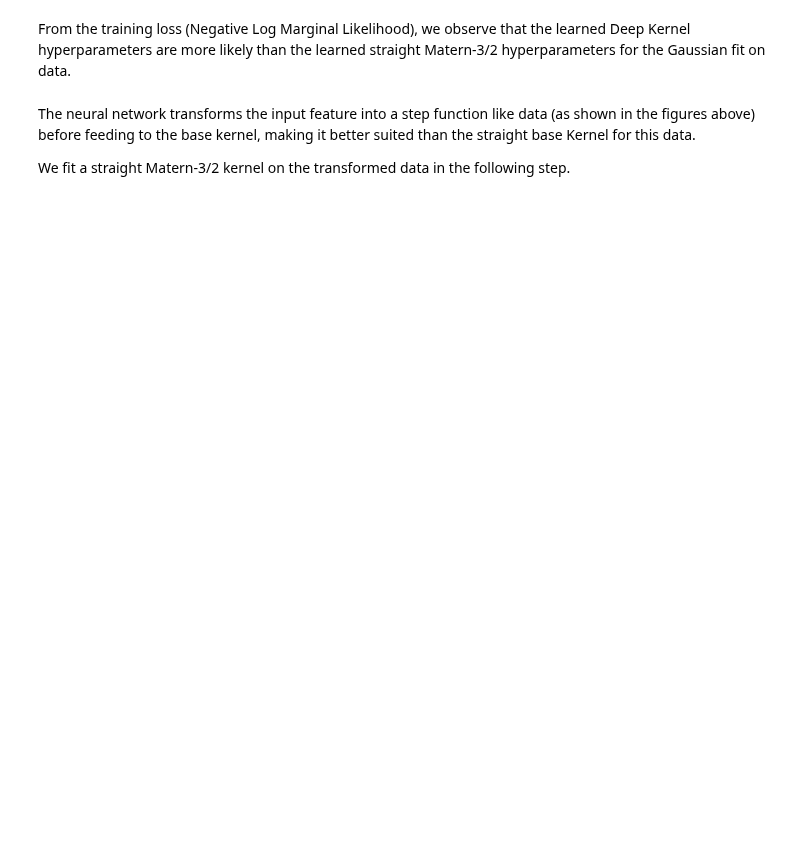
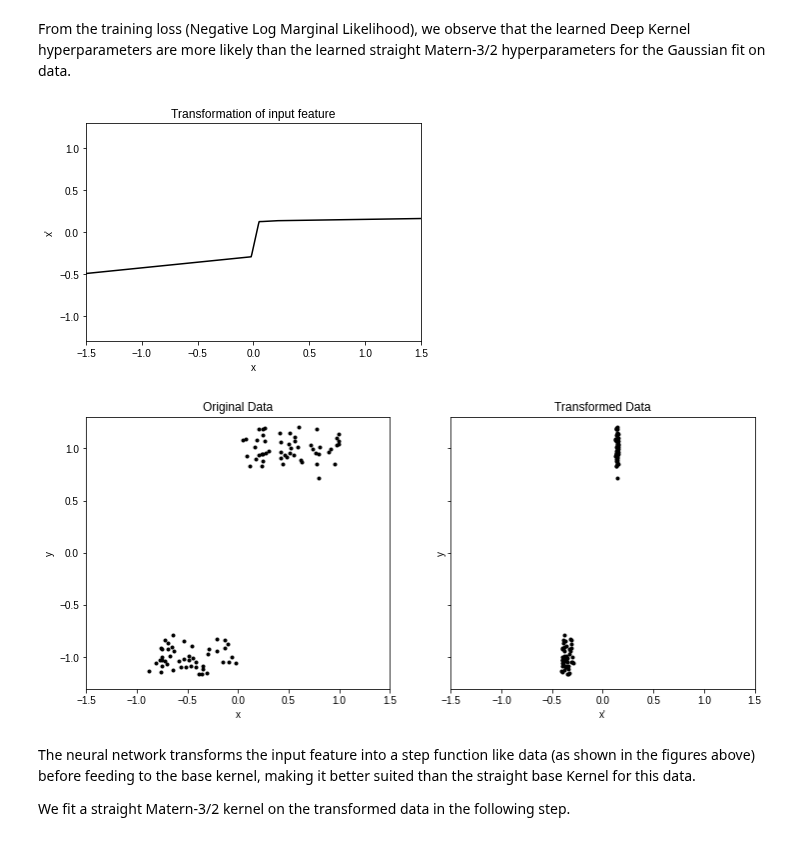
Before and after one commit to dfm/tinygp, a Jupyter notebook: docs/tutorials/transforms.ipynb, the cells around one changed output. Saved outputs shown, nothing was run; the diff lists cells and outputs as text; code cells hidden in the pictures; blank space fills up the shorter version.

```diff
--- a/docs/tutorials/transforms.ipynb
+++ b/docs/tutorials/transforms.ipynb
@@ -182,28 +184,31 @@ _ = plt.legend()
 # %% [markdown]
 From the training loss (Negative Log Marginal Likelihood), we observe that the learned Deep Kernel hyperparameters are more likely than the learned straight Matern-3/2 hyperparameters for the Gaussian fit on data.
 # %%
-x_transform, t_transform = models_list[0].apply(params_list[0], x, y, t)[2:]
+x_transform, t_transform = models_list[0].apply(params_list[0], x, y, t)[2]
 
 fig = plt.figure()
 plt.plot(t, t_transform, "k")
 plt.xlim(-1.5, 1.5)
 plt.ylim(-1.3, 1.3)
 plt.xlabel("x")
 plt.ylabel("x'")
 plt.title("Transformation of input feature")
 
 fig, ax = plt.subplots(ncols=2, sharey=True, figsize=(12, 5))
 
 
 for it, (fig_title, feature_input, x_label) in enumerate(
     zip(["Original Data", "Transformed Data"], [x, x_transform], ["x", "x'"])
 ):
     ax[it].plot(feature_input, y, ".k")
     ax[it].set_xlim(-1.5, 1.5)
     ax[it].set_ylim(-1.3, 1.3)
     ax[it].set_title(fig_title)
     ax[it].set_xlabel(x_label)
     ax[it].set_ylabel("y")
+# %% [output]
+[figure, added]
+[figure, added]
 # %% [markdown]
 The neural network transforms the input feature into a step function like data (as shown in the figures above) before feeding to the base kernel, making it better suited than the straight base Kernel for this data.
 
```
Also changed, not shown: parts of 7 cells of this notebook.
